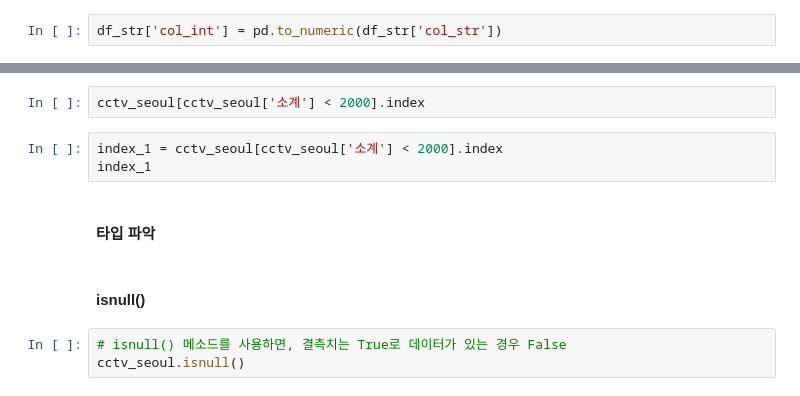
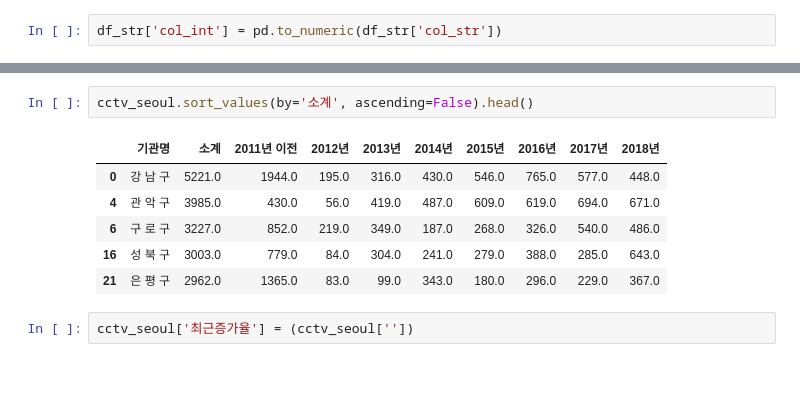
Before and after one commit to jinkyukim-me/python_data_science, a Jupyter notebook: cctv_in_seoul.ipynb, the cells around one changed output, grey strips where cells are left out. Drawn from its saved outputs; the diff is of its cells as text.

```diff
--- a/cctv_in_seoul.ipynb
+++ b/cctv_in_seoul.ipynb
@@ -879,12 +931,11 @@ df_ignore.dtypes
+# %%
+cctv_seoul.sort_values(by='소계', ascending=False).head()
+# %% [output]
+|  | 기관명 | 소계 | 2011년 이전 | 2012년 | 2013년 | 2014년 | 2015년 | 2016년 | 2017년 | 2018년 |
+| 0 | 강 남 구 | 5221.0 | 1944.0 | 195.0 | 316.0 | 430.0 | 546.0 | 765.0 | 577.0 | 448.0 |
+| 4 | 관 악 구 | 3985.0 | 430.0 | 56.0 | 419.0 | 487.0 | 609.0 | 619.0 | 694.0 | 671.0 |
+| 6 | 구 로 구 | 3227.0 | 852.0 | 219.0 | 349.0 | 187.0 | 268.0 | 326.0 | 540.0 | 486.0 |
+| 16 | 성 북 구 | 3003.0 | 779.0 | 84.0 | 304.0 | 241.0 | 279.0 | 388.0 | 285.0 | 643.0 |
+| 21 | 은 평 구 | 2962.0 | 1365.0 | 83.0 | 99.0 | 343.0 | 180.0 | 296.0 | 229.0 | 367.0 |
 # %%
-cctv_seoul[cctv_seoul['소계'] < 2000].index
+cctv_seoul['최근증가율'] = (cctv_seoul[''])
-# %%
-index_1 = cctv_seoul[cctv_seoul['소계'] < 2000].index
-index_1
-# %% [markdown]
-#### 타입 파악
-# %% [markdown]
-#### isnull()
-# %%
-# isnull() 메소드를 사용하면, 결측치는 True로 데이터가 있는 경우 False
-cctv_seoul.isnull()
```
Also changed, not shown: parts of 117 cells of this notebook, 1 other file.
